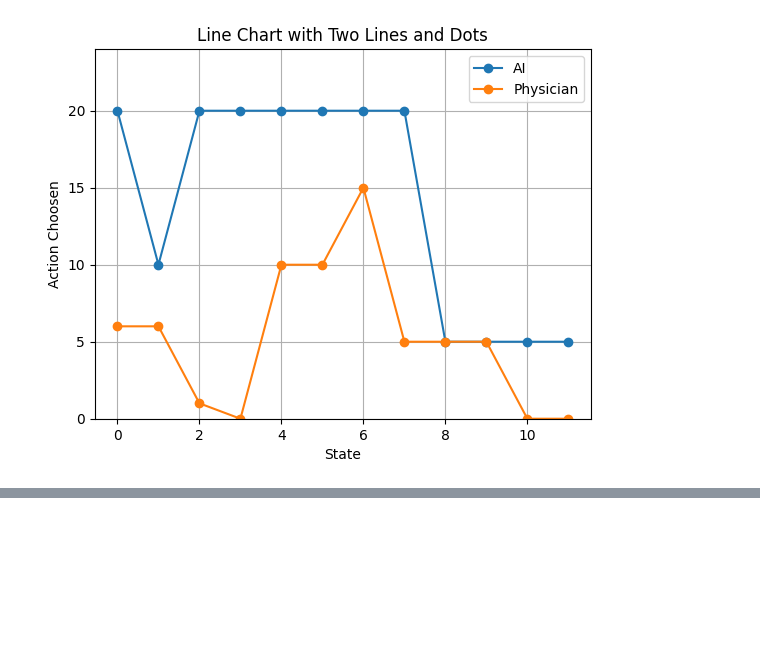
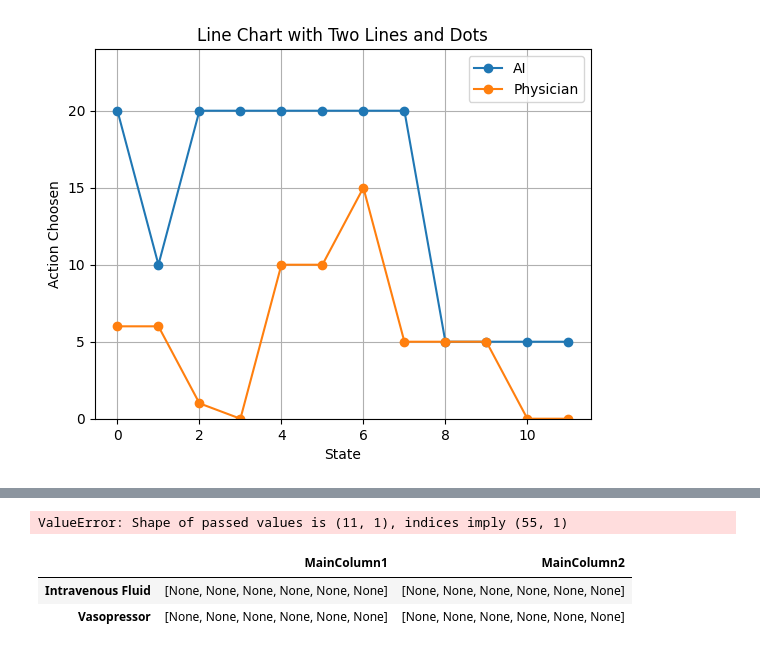
Before and after one commit to mrazi25/ICU-Deployment, a Jupyter notebook: main/pages/oprekoprek.ipynb, the cells around one changed output, grey strips where cells are left out. Saved outputs shown, nothing was run; the diff lists cells and outputs as text; code cells hidden in the pictures; blank space fills up the shorter version.

```diff
--- a/main/pages/oprekoprek.ipynb
+++ b/main/pages/oprekoprek.ipynb
@@ -192,0 +279,60 @@ plt.show()
+# %%
+import pandas as pd
+from itertools import product
+
+phys_act = [0, 2, 1, 1, 2, 1, 5, 5, 0, 9, 12]
+ai_act = [0, 2, 1, 1, 1, 1, 21, 15, 2, 5, 2]
+doses_intensity = ["zero", "low", "medium", "high", "very high"]
+pair_of_act = list(product(doses_intensity, repeat=2))
+
+df_data = {"Physician": [], "AI (Deep Q Network)": [], "Intrafluid": [], "Vasopressor": []}
+df_data_2 = {"Four-Hourly Timestamp": []}
+
+# Your loop to fill the data
+for i in range(len(phys_act)):
+    df_data_2["Four-Hourly Timestamp"].append(i + 1)
+    df_data["Physician"].append(pair_of_act[phys_act[i]])
+    df_data["AI (Deep Q Network)"].append(pair_of_act[ai_act[i]])
+    df_data["Intrafluid"].append(f"Intrafluid {i + 1}")
+    df_data["Vasopressor"].append(f"Vasopressor {i + 1}")
+
+# Create MultiIndex for both rows and columns
+rows_multiindex = pd.MultiIndex.from_product([doses_intensity, range(1, len(phys_act) + 1)],
+                                             names=["Dose Intensity", "Four-Hourly Timestamp"])
+columns_multiindex = pd.MultiIndex.from_product([["Physician", "AI (Deep Q Network)"],
+                                                ["Intrafluid", "Vasopressor"]],
+                                               names=["", ""])
+
+# Create DataFrames with the MultiIndex
+df = pd.DataFrame(df_data, index=rows_multiindex, columns=columns_multiindex)
+df_2 = pd.DataFrame(df_data_2["Four-Hourly Timestamp"], index=rows_multiindex, columns=[("Four-Hourly Timestamp", "")])
+
+# Display the resulting DataFrame
+df_result = pd.concat([df_2, df], axis=1)
+print(df_result)
+# %% [output]
+ValueError: Shape of passed values is (11, 1), indices imply (55, 1)
+# %%
+import pandas as pd
+
+# Sample table data
+data = {
+    'MainColumn1': {'Intravenous Fluid': [None]*6, 'Vasopressor': [None]*6},
+    'MainColumn2': {'Intravenous Fluid': [None]*6, 'Vasopressor': [None]*6}
+}
+
+# Specify row indices
+row_indices = ['Row1', 'Row2', 'Row3', 'Row4', 'Row5', 'Row6']
+
+# Create a MultiIndex for rows
+row_multiindex = pd.MultiIndex.from_product([row_indices, ['']])
+
+# Create DataFrame
+df = pd.DataFrame(data)
+
+# Display the DataFrame
+df
+# %% [output]
+|  | MainColumn1 | MainColumn2 |
+| Intravenous Fluid | [None, None, None, None, None, None] | [None, None, None, None, None, None] |
+| Vasopressor | [None, None, None, None, None, None] | [None, None, None, None, None, None] |
```
Also changed, not shown: parts of 10 cells of this notebook, 22 other files.
